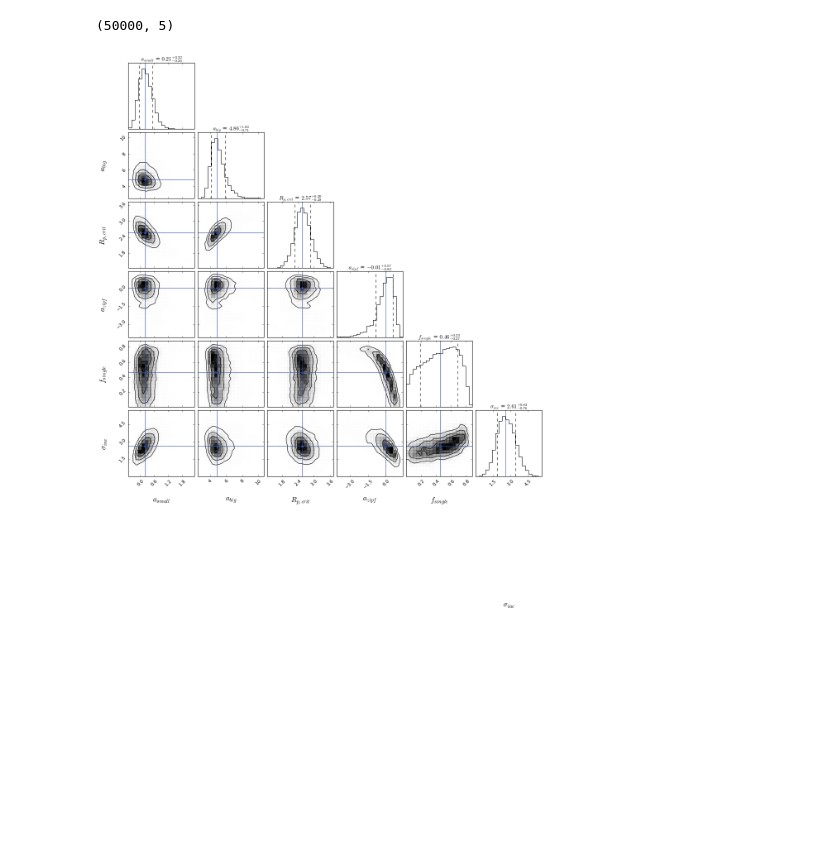
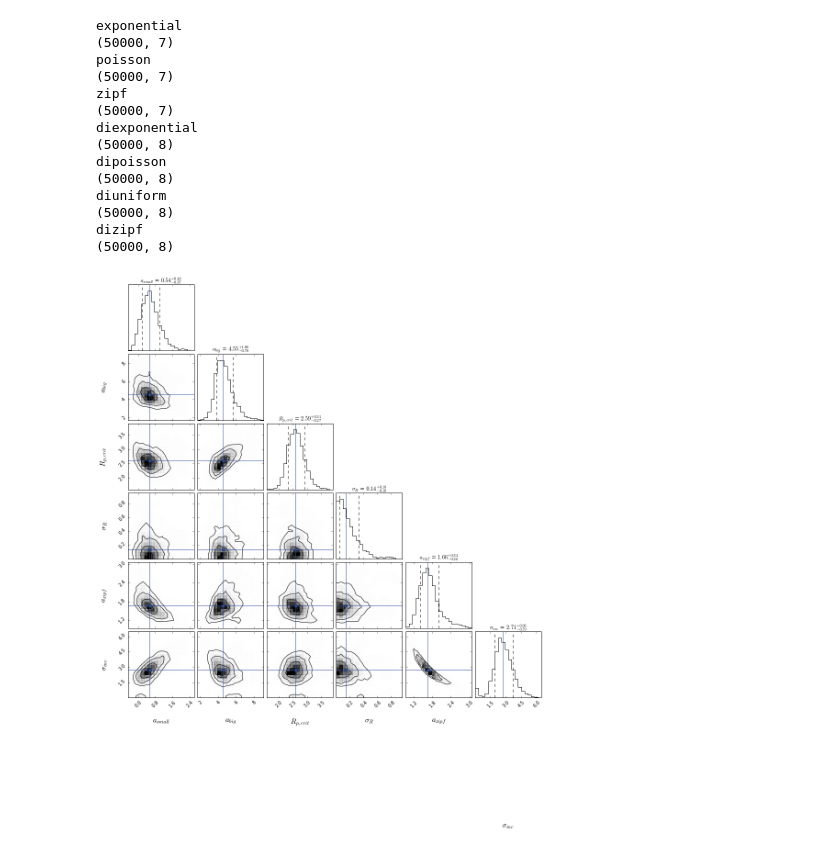
Before and after one commit to esandford/multiplicities, a Jupyter notebook: lookAtChains.ipynb, the cells around one changed output. Saved outputs shown, nothing was run; the diff lists cells and outputs as text; code cells hidden in the pictures; blank space fills up the shorter version.

```diff
--- a/lookAtChains.ipynb
+++ b/lookAtChains.ipynb
@@ -28,14 +32,5 @@ mpl.style.use('classic')
 # %%
 #total steps = 52*1000 = 52000
 # %%
-models = ["constant","uniform","poisson","exponential","zipf","diconstant","diuniform","dipoisson","diexponential","dizipf"]
+#models = ["constant","exponential","poisson","uniform","zipf","diconstant","diexponential","dipoisson","diuniform","dizipf"]
+models = ["exponential","poisson","zipf","diexponential","dipoisson","diuniform","dizipf"]
-# %%
-for mod in models:
-    chain = np.genfromtxt("./{0}Chain.dat".format(mod),delimiter=',')
-    print(np.shape(chain))
-    fig,axes = plt.subplots(6,1,figsize=(12,5))
-    for j in range(0,6):
-        axes[j].plot(chain[:,j])
-        axes[j].set_xlim(0,52000)
-    axes[0].set_title(mod)
-    plt.show()
@@ -707,20 +713,39 @@ def hist2d(x, y, bins=20, range=None, weights=None, levels=None, smooth=None,
     ax.set_xlim(range[0])
     ax.set_ylim(range[1])
 # %%
-#don't plot likelihood column
-print(np.shape(totalChain[:,:5]))
+for mod in models:
+    print(mod)
+    totalChain = np.genfromtxt("./{0}Chain.dat".format(mod),delimiter=",")
+    print(np.shape(totalChain))
+    if mod[0:2] == "di":
+        labels=[r'$a_{small}$',r'$a_{big}$',r'$R_{p,crit}$',r'$\sigma_R$',r'$a_{zipf}$',r'$f_{single}$',r'$\sigma_{inc}$']
+        toplot = totalChain[:,:7]
+    else:
+        labels=[r'$a_{small}$',r'$a_{big}$',r'$R_{p,crit}$',r'$\sigma_R$',r'$a_{zipf}$',r'$\sigma_{inc}$']
+        toplot = totalChain[:,:6]
 
-#labels=[r'$a_{small}$',r'$a_{big}$',r'$R_{p,crit}$',r'$a_{zipf}$',r'$\sigma_{inc}$']
-labels=[r'$a_{small}$',r'$a_{big}$',r'$R_{p,crit}$',r'$a_{zipf}$',r'$f_{single}$',r'$\sigma_{inc}$']
+    fig = corner(toplot,truths=np.percentile(toplot, 50, axis=0),
+                        truth_color='#2E4D9F',
+                        quantiles=[.16,.84],
+                        show_titles=True,
+                        labels=labels,
+                        label_kwargs={'fontsize':16,'labelpad':250},
+                        hist2d_kwargs={'data_kwargs':{'alpha':0}})
 
-fig = corner(totalChain[:,:6],truths=np.percentile(totalChain[:,:6], 50, axis=0),
-                    truth_color='#2E4D9F',
-                    quantiles=[.16,.84],
-                    show_titles=True,
-                    labels=labels,
-                    label_kwargs={'fontsize':16,'labelpad':250},
-                    hist2d_kwargs={'data_kwargs':{'alpha':0}})
-plt.savefig("./diexponentialFit.png",fmt="png")
+    plt.savefig("./{0}Fit.png".format(mod),fmt="png")
 # %% [output]
-(50000, 5)
+exponential
+(50000, 7)
+poisson
+(50000, 7)
+zipf
+(50000, 7)
+diexponential
+(50000, 8)
+dipoisson
+(50000, 8)
+diuniform
+(50000, 8)
+dizipf
+(50000, 8)
-[figure, old version]
+[figure, new version]
```
Also changed, not shown: parts of 7 cells of this notebook, 7 other files.
